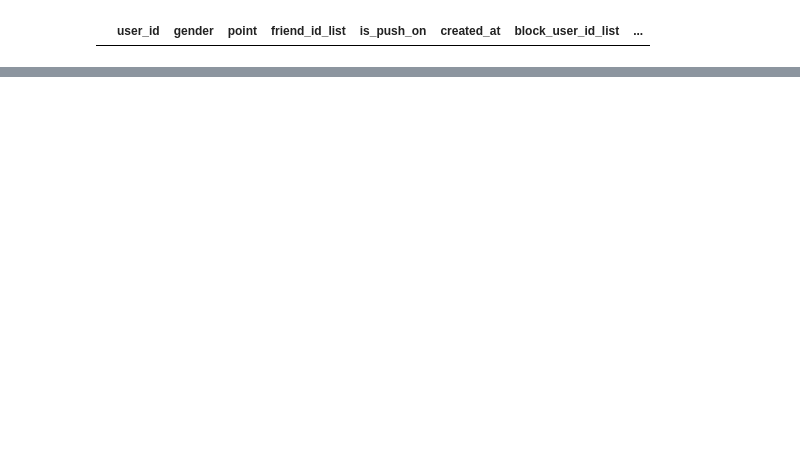
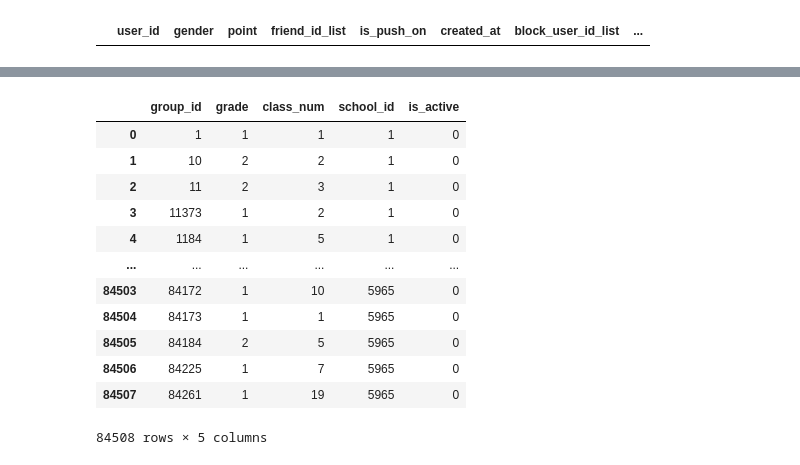
Before and after one commit to EtheriumArchive/Codeit_project, a Jupyter notebook: processed_eunsu_v1.ipynb, the cells around one changed output, grey strips where cells are left out. Drawn from its saved outputs; the diff is of its cells as text; code cells hidden in the pictures; blank space fills up the shorter version.

```diff
--- a/processed_eunsu_v1.ipynb
+++ b/processed_eunsu_v1.ipynb
@@ -453,0 +463,15 @@ accounts_group.to_csv('./processed_accounts_group.csv', index=False)
+# %%
+funnel_user_cond = (accounts_user['created_at'] >= '2023-05-13') & (accounts_user['created_at'] <= '2024-05-07')
+funnel_user = accounts_user[funnel_user_cond]
+# %%
+accounts_user['user_id'] = accounts_user['user_id'].astype(str)
+accounts_user['group_id'] = accounts_user['group_id'].astype(str)
+
+accounts_school['id'] = accounts_school['id'].astype(str)
+accounts_group['group_id'] = accounts_group['group_id'].astype(str)
+accounts_group['school_id'] = accounts_group['school_id'].astype(str)
+# %%
+test = pd.merge(funnel_user[['user_id', 'group_id']], accounts_group[['group_id', 'school_id']], on='group_id', how='left')
+test = pd.merge(test, accounts_school[['school_id', 'student_count']], on='school_id', how='left')
+test = test[test['student_count'] >= 40]
+test
@@ -453,0 +492,9 @@ accounts_group.to_csv('./processed_accounts_group.csv', index=False)
+# %%
+# 학교, 그룹 별 유저 수 확인
+# 활성화 기준 그룹 당 유저 4명 이상을 넘는가?
+students_count = test.groupby(['school_id', 'group_id'])['user_id'].count().reset_index(name='user_counts')
+activate_school = students_count[students_count['user_counts'] >= 4]
+
+activate_group_id = activate_school['group_id'].unique()
+
+activate_school
@@ -453,0 +515,17 @@ accounts_group.to_csv('./processed_accounts_group.csv', index=False)
+# %%
+accounts_group['is_active'] = accounts_group['group_id'].apply(lambda x: 1 if x in activate_group_id else 0)
+accounts_group
+# %% [output]
+|  | group_id | grade | class_num | school_id | is_active |
+| 0 | 1 | 1 | 1 | 1 | 0 |
+| 1 | 10 | 2 | 2 | 1 | 0 |
+| 2 | 11 | 2 | 3 | 1 | 0 |
+| 3 | 11373 | 1 | 2 | 1 | 0 |
+| 4 | 1184 | 1 | 5 | 1 | 0 |
+| ... | ... | ... | ... | ... | ... |
+| 84503 | 84172 | 1 | 10 | 5965 | 0 |
+| 84504 | 84173 | 1 | 1 | 5965 | 0 |
+| 84505 | 84184 | 2 | 5 | 5965 | 0 |
+| 84506 | 84225 | 1 | 7 | 5965 | 0 |
+| 84507 | 84261 | 1 | 19 | 5965 | 0 |
+84508 rows × 5 columns
```
Also changed, not shown: parts of 6 cells of this notebook.
